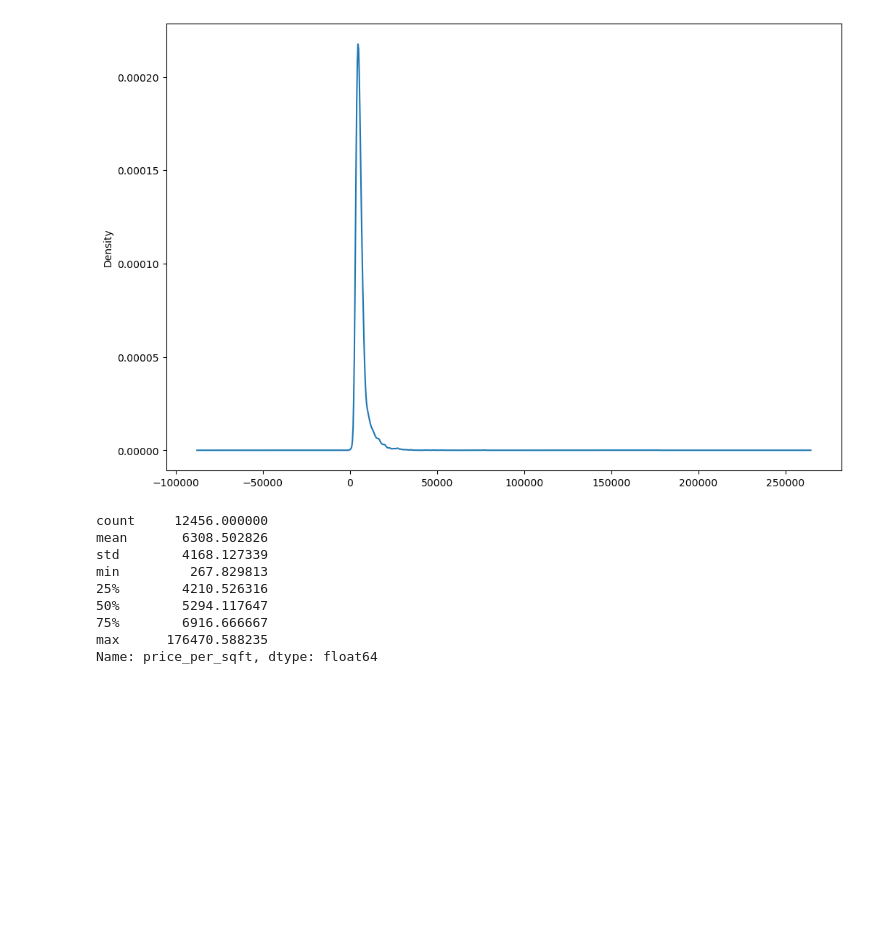
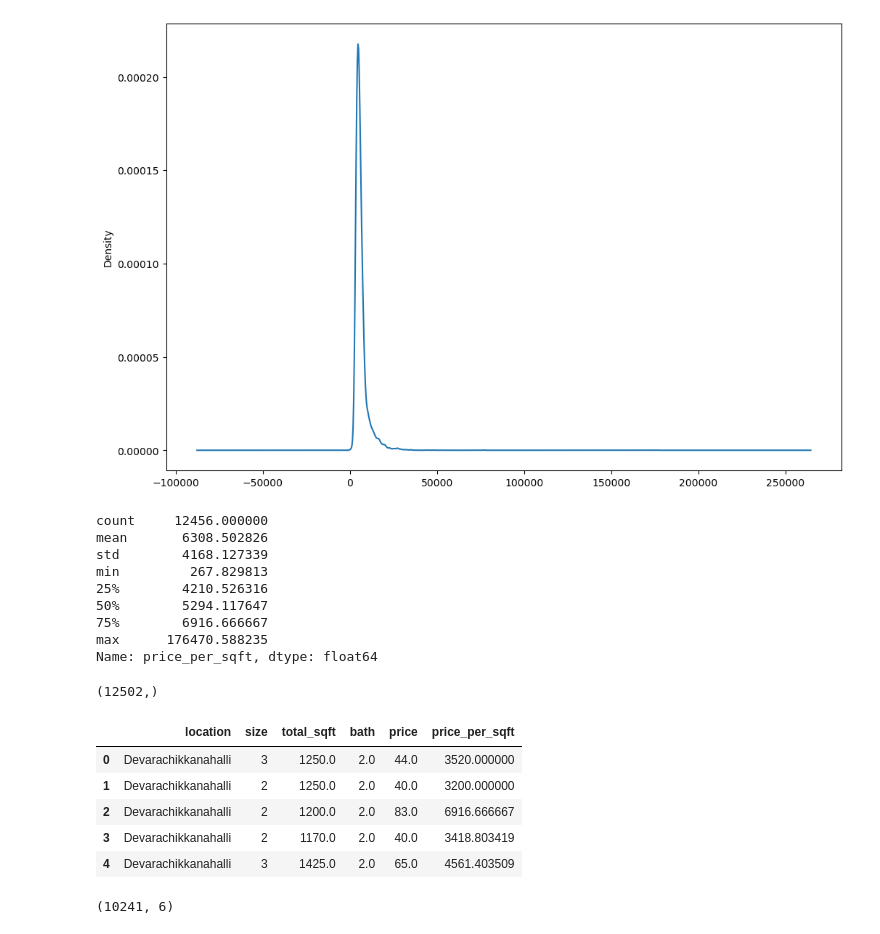
Before and after one commit to dilliram-code/Project-Real-Estate-Price-Prediction, a Jupyter notebook: bengaluru_house_price.ipynb, the cells around one changed output. Cells and saved outputs as stored; diff of their text form; code cells hidden in the pictures; blank space fills up the shorter version.

```diff
--- a/bengaluru_house_price.ipynb
+++ b/bengaluru_house_price.ipynb
@@ -476,6 +476,10 @@ max      176470.588235
 Name: price_per_sqft, dtype: float64
 # %%
 # min value of per price sq. feet seems unusaul and max is okay, for a general model we should remove these extreme values
+# %%
+df['location'].shape
+# %% [output]
+(12502,)
 # %%
 # define a function to remove outliers
 def remove_pps_outliers(df):
@@ -486,3 +490,17 @@ def remove_pps_outliers(df):
         reduced_df = subdf[(subdf.price_per_sqft > (m - st)) & (subdf.price_per_sqft < (m + st))]
         df_out = pd.concat([df_out, reduced_df], ignore_index=True)
     return df_out
+# %%
+df = remove_pps_outliers(df)
+df.head()
+# %% [output]
+|  | location | size | total_sqft | bath | price | price_per_sqft |
+| 0 | Devarachikkanahalli | 3 | 1250.0 | 2.0 | 44.0 | 3520.000000 |
+| 1 | Devarachikkanahalli | 2 | 1250.0 | 2.0 | 40.0 | 3200.000000 |
+| 2 | Devarachikkanahalli | 2 | 1200.0 | 2.0 | 83.0 | 6916.666667 |
+| 3 | Devarachikkanahalli | 2 | 1170.0 | 2.0 | 40.0 | 3418.803419 |
+| 4 | Devarachikkanahalli | 3 | 1425.0 | 2.0 | 65.0 | 4561.403509 |
+# %%
+df.shape
+# %% [output]
+(10241, 6)
```
Also changed, not shown: parts of 1 cell of this notebook.
